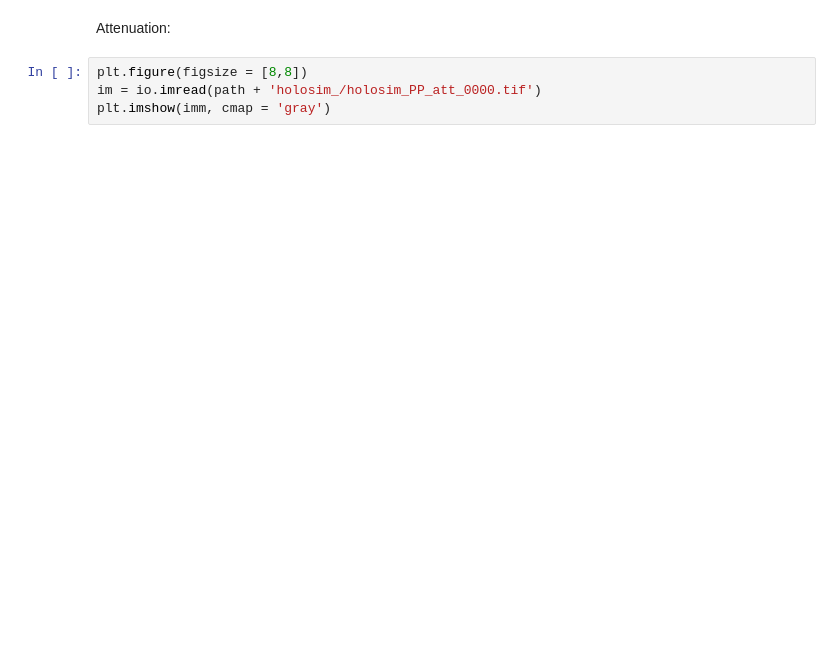
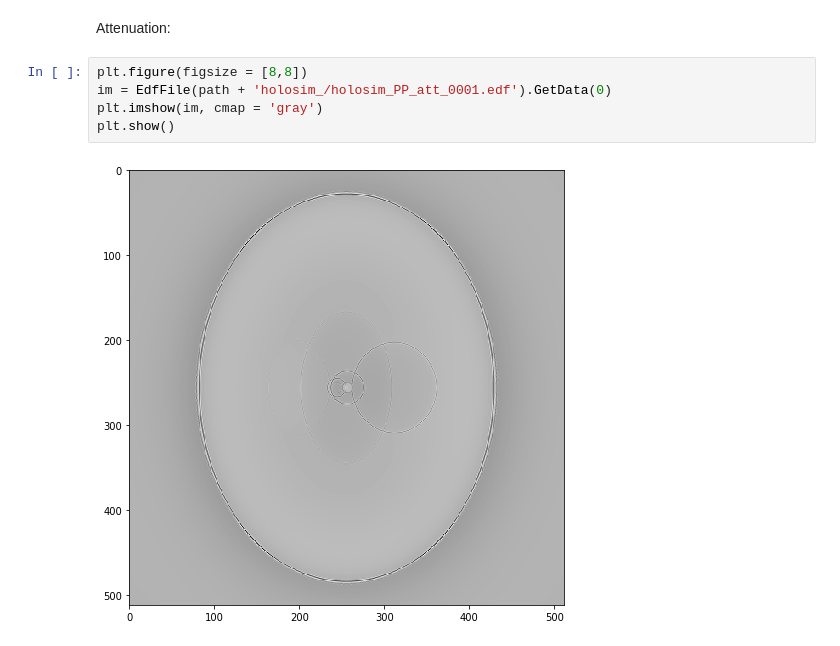
Before and after one commit to tomograms/tomograms-doc, a Jupyter notebook: docs/projects/pyphase/JupyterNotebooks/example_CTF_pr_holosim.ipynb, the cells around one changed output. Saved outputs shown, nothing was run; the diff lists cells and outputs as text; blank space fills up the shorter version.

```diff
--- a/docs/projects/pyphase/JupyterNotebooks/example_CTF_pr_holosim.ipynb
+++ b/docs/projects/pyphase/JupyterNotebooks/example_CTF_pr_holosim.ipynb
@@ -75,5 +105,8 @@ plt.imshow(imm, cmap = 'gray')
 Attenuation:
 # %%
 plt.figure(figsize = [8,8])
-im = io.imread(path + 'holosim_/holosim_PP_att_0000.tif')
-plt.imshow(imm, cmap = 'gray')
+im = EdfFile(path + 'holosim_/holosim_PP_att_0001.edf').GetData(0)
+plt.imshow(im, cmap = 'gray')
+plt.show()
+# %% [output]
+[figure, added]
```
Also changed, not shown: parts of 9 cells of this notebook.
